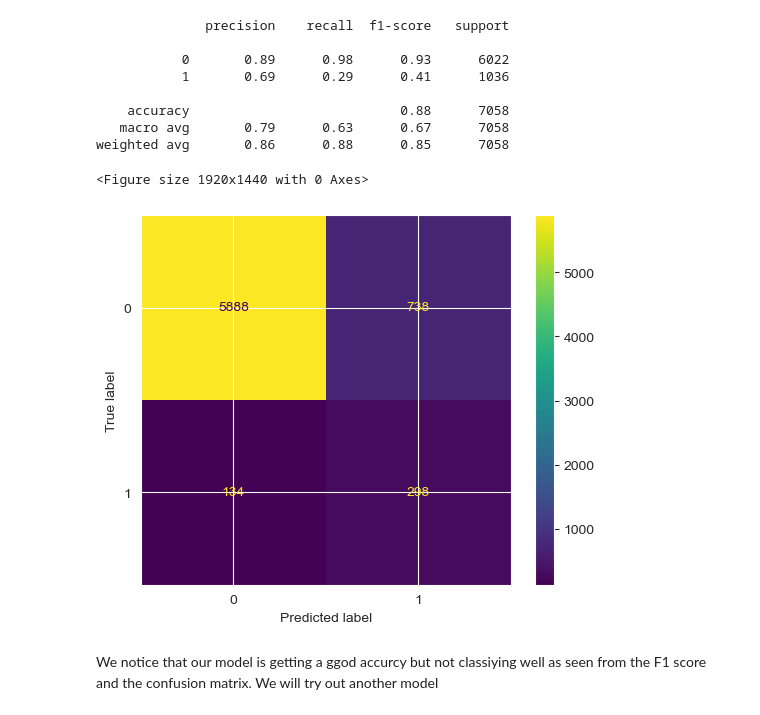
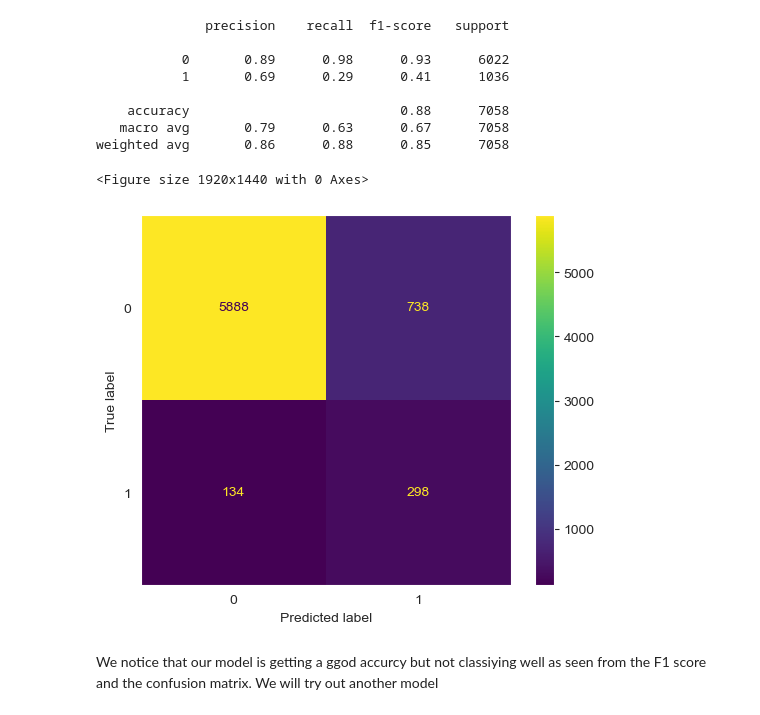
Before and after one commit to penina26/financial-inclusion-africa, a Jupyter notebook: index.ipynb, the cells around one changed output. Cells and saved outputs as stored; diff of their text form; code cells hidden in the pictures.

```diff
--- a/index.ipynb
+++ b/index.ipynb
@@ -1023,10 +1022,11 @@ print(classification_report(y_test, y_pred_adac))
 weighted avg       0.86      0.88      0.85      7058
 # %%
 plt.figure(dpi=300)
-ConfusionMatrixDisplay.from_predictions(y_pred_adac, y_test);
+ConfusionMatrixDisplay.from_predictions(y_pred_adac, y_test)
+plt.grid(False);
 # %% [output]
 <Figure size 1920x1440 with 0 Axes>
-[figure, old version]
+[figure, new version]
 # %% [markdown]
 We notice that our model is getting a ggod accurcy but not classiying well as seen from the F1 score and the confusion matrix. We will try out another model
 # %% [markdown]
```
Also changed, not shown: parts of 16 cells of this notebook.
